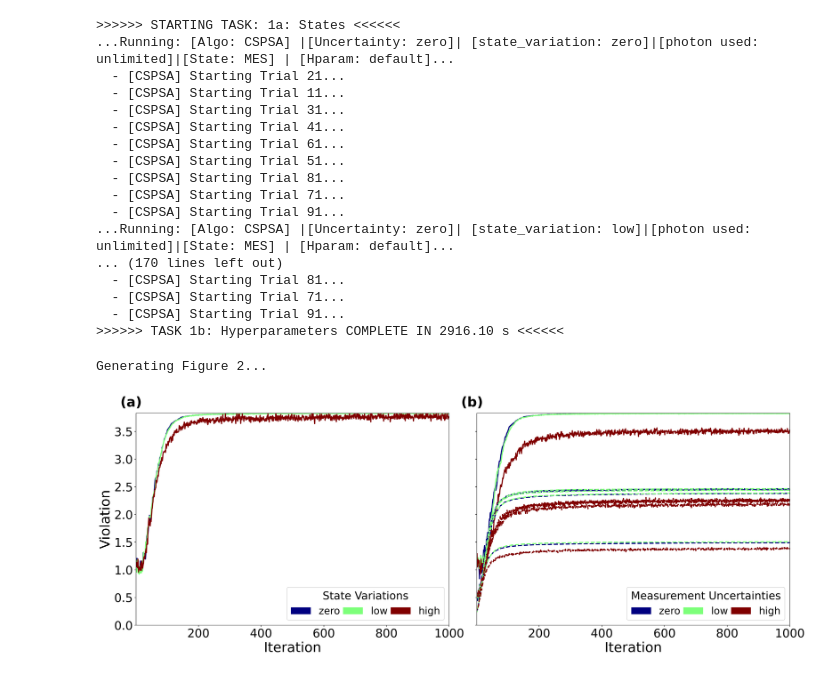
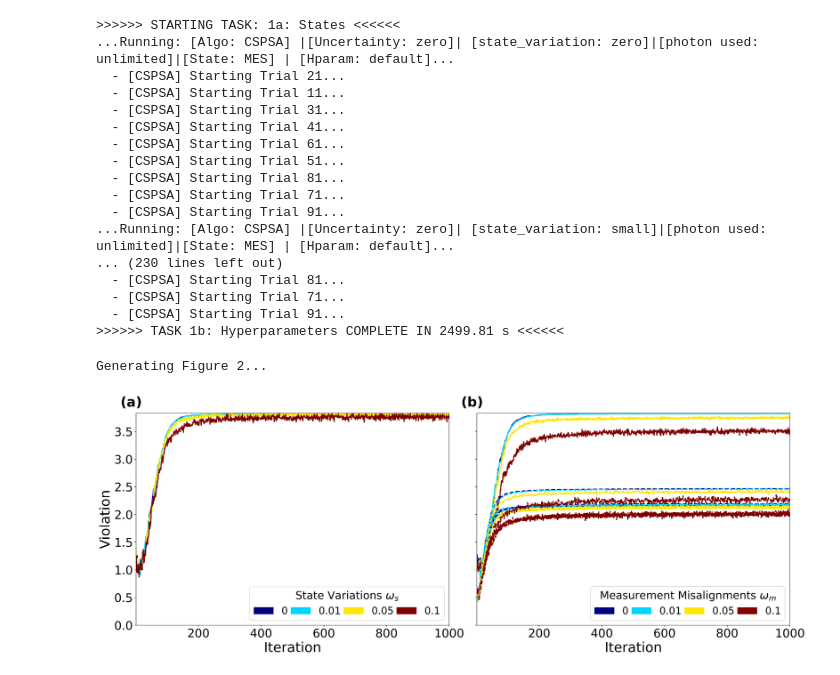
Before and after one commit to randomtofree/Complex-Self-guided, a Jupyter notebook: data_plots/fig_4.ipynb, the cells around one changed output. Cells and saved outputs as stored; diff of their text form; code cells hidden in the pictures.

```diff
--- a/data_plots/fig_4.ipynb
+++ b/data_plots/fig_4.ipynb
@@ -59,7 +59,7 @@ STATES_1a = {
     "MES": mae_state,
 }
 PHOTON_NUMs_1a = {'unlimited': 1e15}
-STATES_VARIATIONS_1a = {'zero': 0,  'low': 0.01, 'high': 0.1}
+STATES_VARIATIONS_1a = {'zero': 0,  'small': 0.01, 'medium': 0.05,'large': 0.1}
 MEASUREMENT_UNCERTAINTY_1a = {"zero": 0}
 CONFIG_1a = {'iterations':1000, 'num_repetitions': 100}
 # %%
@@ -84,7 +84,7 @@ STATES_1b = {
 }
 PHOTON_NUMs_1b = {'unlimited': 1e15}
 STATES_VARIATIONS_1b = {'zero': 0}
-MEASUREMENT_UNCERTAINTY_1b = {'zero': 0, 'low': 0.01, 'high': 0.1}
+MEASUREMENT_UNCERTAINTY_1b = {'zero': 0, 'small': 0.01, 'medium': 0.05, 'large': 0.1}
 CONFIG_1b = {'iterations':1000, 'num_repetitions': 100}
 # %%
 
@@ -137,12 +137,12 @@ if __name__ == '__main__':
   - [CSPSA] Starting Trial 81...
   - [CSPSA] Starting Trial 71...
   - [CSPSA] Starting Trial 91...
-...Running: [Algo: CSPSA] |[Uncertainty: zero]| [state_variation: low]|[photon used: unlimited]|[State: MES] | [Hparam: default]...
-... (170 lines left out)
+...Running: [Algo: CSPSA] |[Uncertainty: zero]| [state_variation: small]|[photon used: unlimited]|[State: MES] | [Hparam: default]...
+... (230 lines left out)
   - [CSPSA] Starting Trial 81...
   - [CSPSA] Starting Trial 71...
   - [CSPSA] Starting Trial 91...
->>>>>> TASK 1b: Hyperparameters COMPLETE IN 2916.10 s <<<<<<
+>>>>>> TASK 1b: Hyperparameters COMPLETE IN 2499.81 s <<<<<<
 # %%
     # =============================================================================
 # --- 6. 绘图 (Plotting Figure 2) ---
@@ -165,9 +165,10 @@ for r in results_1a:
 ax1.text(-0.05, 1.08, '(a)', transform=ax1.transAxes, fontsize=30, fontweight='bold', va='top')
 
 # 图例 (a)
-leg_variations = [Patch(facecolor=variation_colors[name], label=name) for name in STATES_VARIATIONS_1a.keys()]
+variation_labels = {'zero': '0', 'small': '0.01', 'medium': '0.05', 'large': '0.1'}
+leg_variations = [Patch(facecolor=variation_colors[name], label=variation_labels[name]) for name in STATES_VARIATIONS_1a.keys()]
 leg_states = [Line2D([0], [0], color='black', lw=2.5, linestyle=ls, label=name) for name, ls in states_lines1.items()]
-legend1 = ax1.legend(handles=leg_variations, loc='lower right', title='State Variations', ncol=3, columnspacing=0.3, fontsize=22, title_fontsize=24)
+legend1 = ax1.legend(handles=leg_variations, loc='lower right', title='State Variations $\\omega_s$', ncol=5, columnspacing=0.3, fontsize=22, title_fontsize=24)
 ax1.add_artist(legend1)
 # --- 新增代码: 设置a图的x轴范围 ---
 ax1.set_xlim(1, 1000)
@@ -184,33 +185,34 @@ for r in results_1b:
 
 ax2.text(-0.05, 1.08, '(b)', transform=ax2.transAxes, fontsize=30, fontweight='bold', va='top')
 
 # 图例 (b)
-leg_uncertainty = [Patch(facecolor=uncertainty_colors[name], label=name) for name in MEASUREMENT_UNCERTAINTY_1b.keys()]
-legend2 = ax2.legend(handles=leg_uncertainty, loc='lower right', ncol=5 , columnspacing=0.3 ,title='Measurement Uncertainties', fontsize=22, title_fontsize=24)
+uncertainty_labels = {'zero': '0', 'small': '0.01', 'medium': '0.05', 'large': '0.1'}
+leg_uncertainty = [Patch(facecolor=uncertainty_colors[name], label=uncertainty_labels[name]) for name in MEASUREMENT_UNCERTAINTY_1b.keys()]
+legend2 = ax2.legend(handles=leg_uncertainty, loc='lower right', ncol=5 , columnspacing=0.3 ,title='Measurement Misalignments $\\omega_m$', fontsize=22, title_fontsize=24)
 leg_states2 = [Line2D([0], [0], color='black', lw=2.5, linestyle=ls, label=name) for name, ls in states_lines2.items()]
 ax2.add_artist(legend2)
 # --- 新增代码: 设置a图的x轴范围 ---
 ax2.set_xlim(1, 1000)
 # --- 全局设置 ---
 for ax in [ax1, ax2]:
    ax.set_xlabel("Iteration", fontsize=30)
    ax.grid(False)
    ax.set_ylim(bottom=0)
    ax.tick_params(axis='both', which='major', labelsize=26)
 
 # --- Control the overall shared y-axis range ---
 # Setting the y-limit on one shared axis applies to all.
 # Set the desired maximum y-value for the Violation axis.
 # Adjust this value (e.g., 3.0) higher or lower as needed.
 overall_max_violation = 1+2*np.sqrt(2) # <--- Set your desired max Y value here
 ax1.set_ylim(top=overall_max_violation) # Apply the top limit to ax1 (which shares with ax2)
 ax1.set_ylim(bottom=0) # Apply the top limit to ax1 (which shares with ax2)
 
 ax1.set_ylabel("Violation", fontsize=30)
 fig.tight_layout(rect=[0, 0.03, 1, 0.95], w_pad=0.01)  # New: Adjust w_pad parameter
 
 plt.savefig("figure4_variation_uncertainty.pdf", format='pdf', bbox_inches='tight')
 plt.show()
 # %% [output]
 Generating Figure 2...
-[figure, old version]
+[figure, new version]
```
Also changed, not shown: 6 other files.
